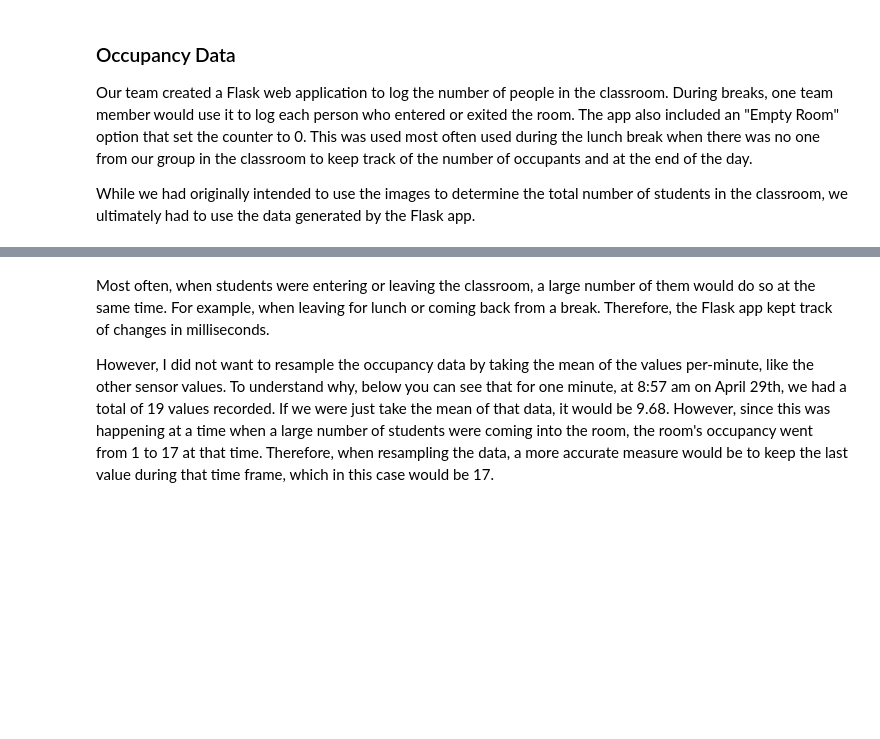
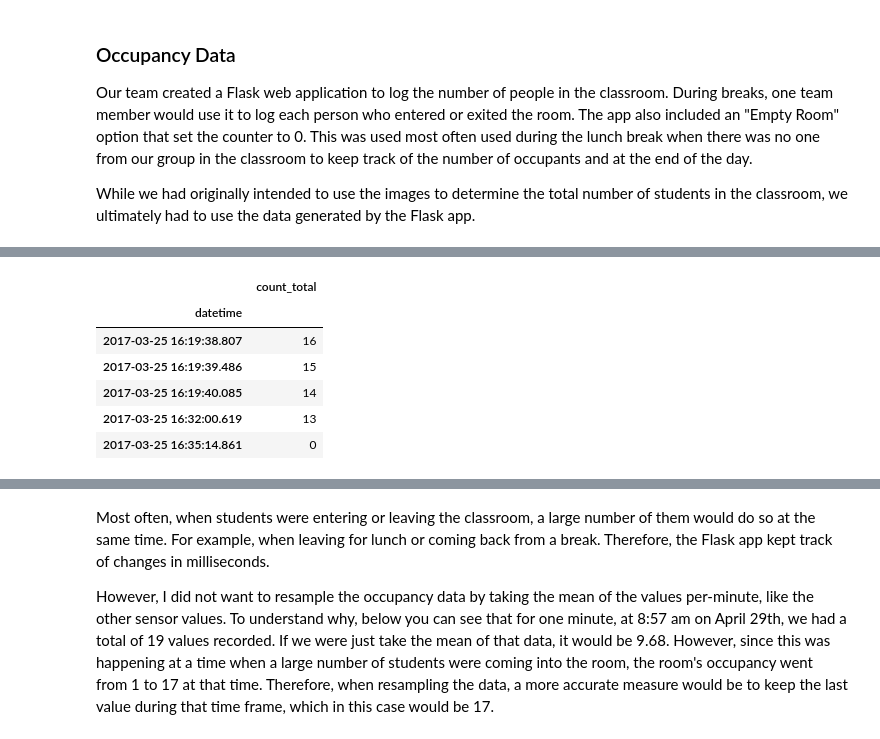
Before and after one commit to Kautumn06/classroom-occupancy, a Jupyter notebook: notebooks/DataWrangling.ipynb, the cells around one changed output, grey strips where cells are left out. Saved outputs shown, nothing was run; the diff lists cells and outputs as text; code cells hidden in the pictures; blank space fills up the shorter version.

```diff
--- a/notebooks/DataWrangling.ipynb
+++ b/notebooks/DataWrangling.ipynb
@@ -820,0 +825,11 @@ occupancy_data.drop(occupancy_data.loc['2017-03-18'].index, inplace=True)
+# %%
+# Identify the zero value at the end of March 25, 2017
+occupancy_data['2017-03-25'].tail()
+# %% [output]
+|  | count_total |
+| datetime |  |
+| 2017-03-25 16:19:38.807 | 16 |
+| 2017-03-25 16:19:39.486 | 15 |
+| 2017-03-25 16:19:40.085 | 14 |
+| 2017-03-25 16:32:00.619 | 13 |
+| 2017-03-25 16:35:14.861 | 0 |
```
Also changed, not shown: parts of 11 cells of this notebook.
